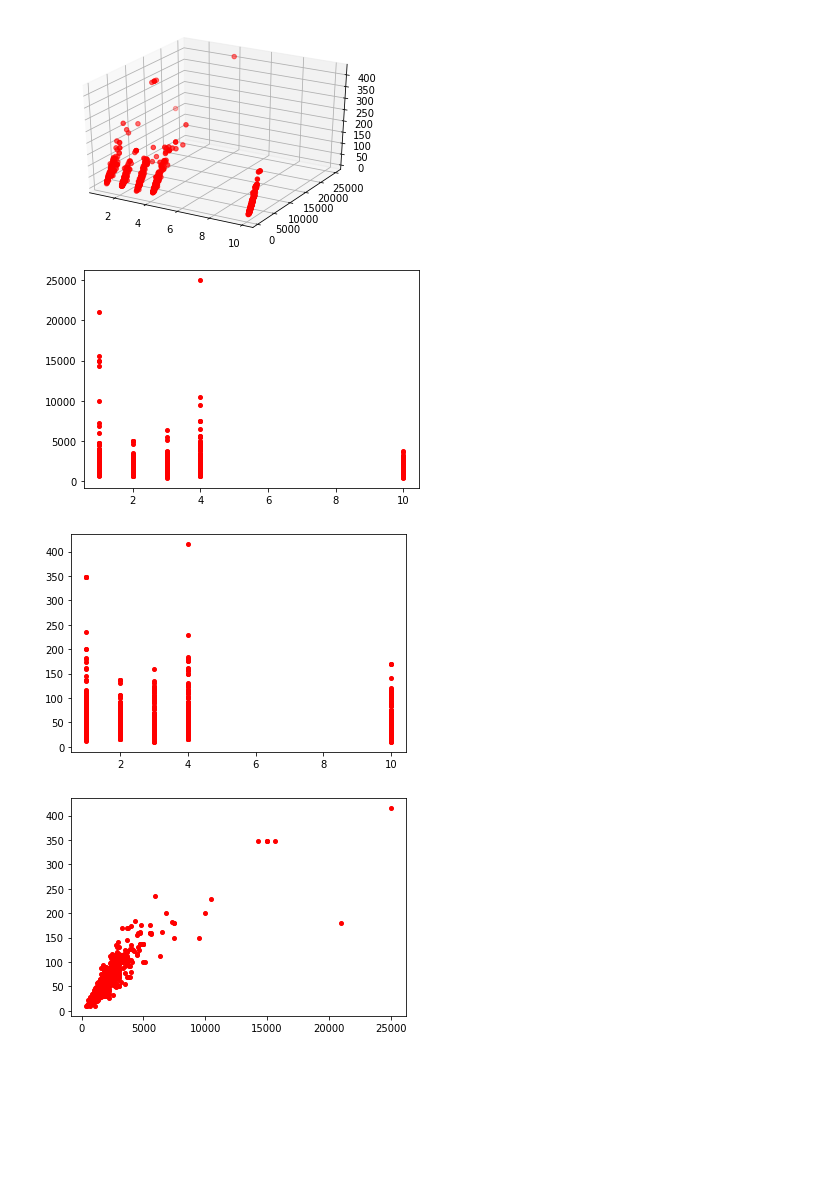
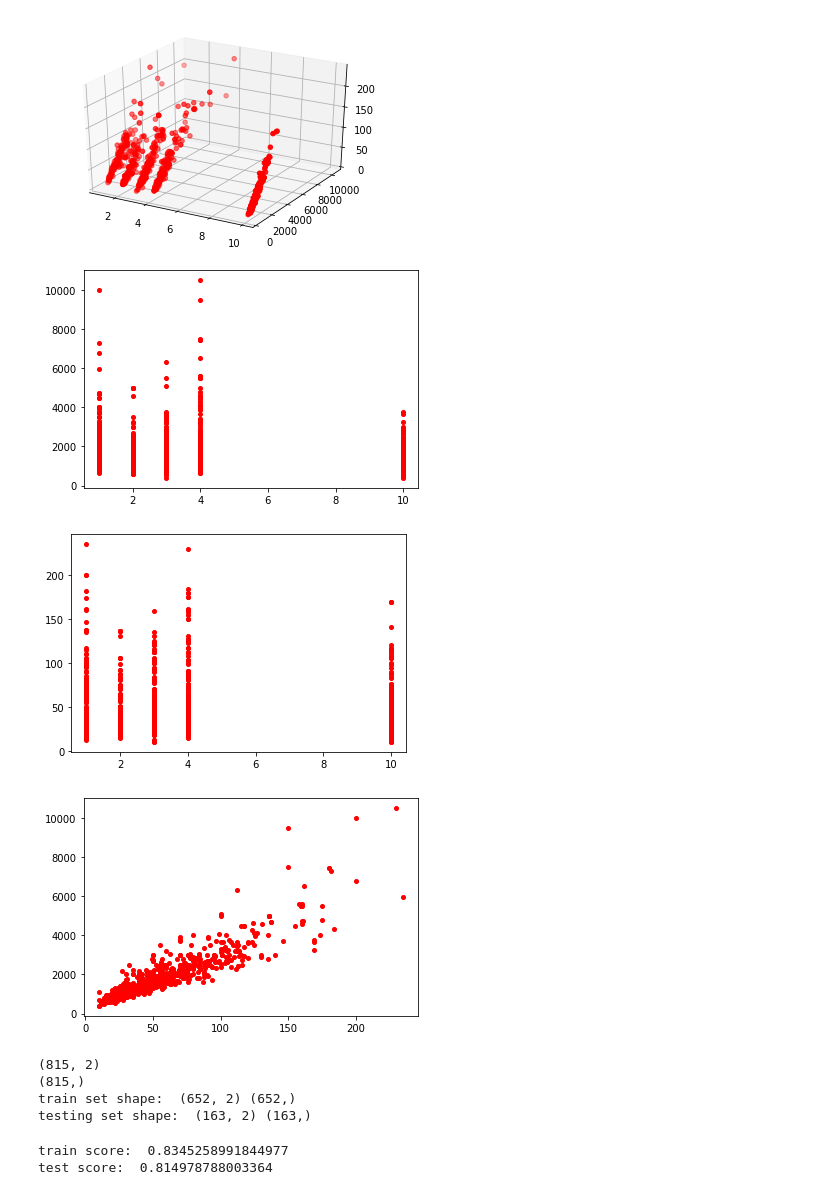
Before and after one commit to Arsenfat/Rent_Predictions, a Jupyter notebook: RentPredictions.ipynb, the cells around one changed output. Saved outputs shown, nothing was run; the diff lists cells and outputs as text; code cells hidden in the pictures; blank space fills up the shorter version.

Commit message:
implementation of linear regression

```diff
--- a/RentPredictions.ipynb
+++ b/RentPredictions.ipynb
@@ -3,4 +3,6 @@ import pandas as pd
 
 house_data = pd.read_csv('house_data.csv')
 
-house_data
+house_data = house_data[house_data['price'] < 12000]
+
+house_data.dropna(axis = 0, inplace = True)
@@ -21,26 +9,58 @@ house_data
 # %%
 import matplotlib.pyplot as plt
 
 fig = plt.figure()
 ax = fig.add_subplot(111, projection='3d')
 
 ax.scatter(xs = house_data["arrondissement"], ys = house_data["price"], zs = house_data["surface"],  c="r", marker="o")
 
 plt.show()
 
 plt.plot(house_data['arrondissement'], house_data['price'], 'ro', markersize= 4)
 
 plt.show()
 
 plt.plot(house_data['arrondissement'], house_data['surface'], 'ro', markersize= 4)
 
 plt.show()
 
-plt.plot(house_data['price'], house_data['surface'], 'ro', markersize= 4)
+plt.plot(house_data['surface'], house_data['price'], 'ro', markersize= 4)
 
 plt.show()
 # %% [output]
-[figure, old version]
+[figure, new version]
-[figure, old version]
+[figure, new version]
-[figure, old version]
+[figure, new version]
-[figure, old version]
+[figure, new version]
+# %%
+from sklearn.model_selection import train_test_split
+
+X = house_data.drop(columns=['price'])
+y = house_data["price"]
+
+print(X.shape)
+print(y.shape)
+
+xtrain, xtest, ytrain, ytest = train_test_split(X, y, train_size=0.8)
+
+print("train set shape: ", xtrain.shape, ytrain.shape)
+print("testing set shape: ", xtest.shape, ytest.shape)
+# %% [output]
+(815, 2)
+(815,)
+train set shape:  (652, 2) (652,)
+testing set shape:  (163, 2) (163,)
+# %%
+from sklearn.linear_model import LinearRegression
+
+regr = LinearRegression()
+
+regr.fit(xtrain, ytrain)
+train_score = regr.score(xtrain, ytrain)
+test_score = regr.score(xtest, ytest)
+
+print("train score: ", train_score)
+print("test score: ", test_score)
+# %% [output]
+train score:  0.8345258991844977
+test score:  0.814978788003364
```
Also changed, not shown: parts of 1 cell of this notebook.
